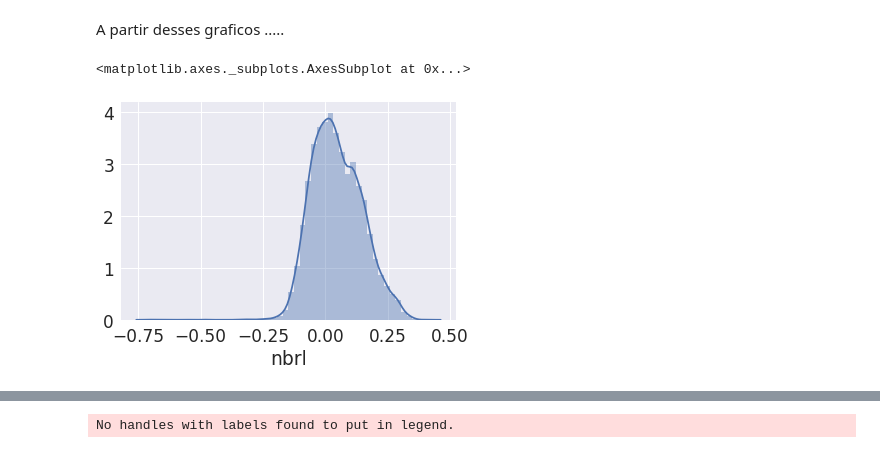
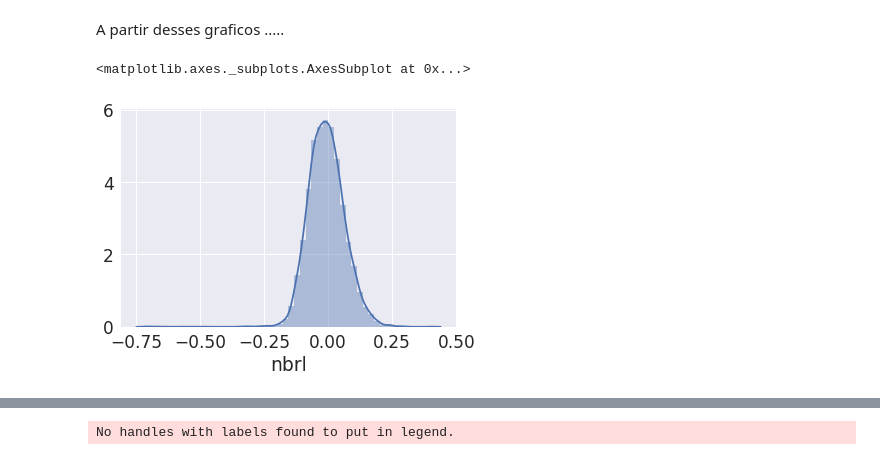
Before and after one commit to GSansigolo/data-science, a Jupyter notebook: src/analise_dados/analise.ipynb, the cells around one changed output, grey strips where cells are left out. Cells and saved outputs as stored; diff of their text form; code cells hidden in the pictures.

```diff
--- a/src/analise_dados/analise.ipynb
+++ b/src/analise_dados/analise.ipynb
@@ -248,8 +248,11 @@ sns.boxplot(x = 'verifica', y = 'dif_dnbrl', data=df_indices_espectrais, ax = ax
 [figure]
 # %% [markdown]
 A partir desses graficos .....
+# %%
+df_indices_espectrais_validadas = df_indices_espectrais[df_indices_espectrais.verifica == 1]
+df_indices_espectrais_nvalidadas = df_indices_espectrais[df_indices_espectrais.verifica == 0]
 # %%
-sns.distplot(df_indices_espectrais['nbrl'])
+sns.distplot(df_indices_espectrais_validadas['nbrl'])
 # %% [output]
 <matplotlib.axes._subplots.AxesSubplot at 0x...>
-[figure, old version]
+[figure, new version]
```
Also changed, not shown: parts of 3 cells of this notebook.
